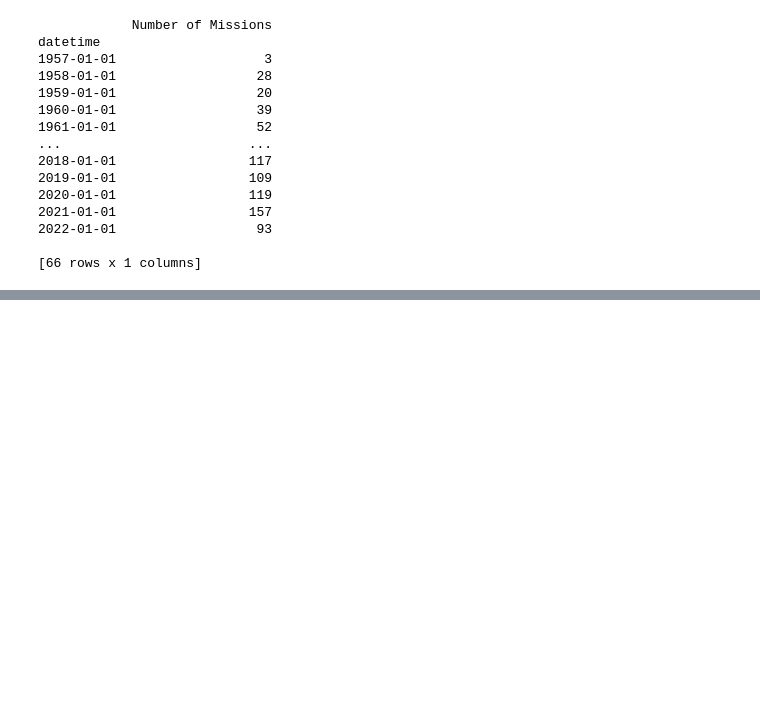
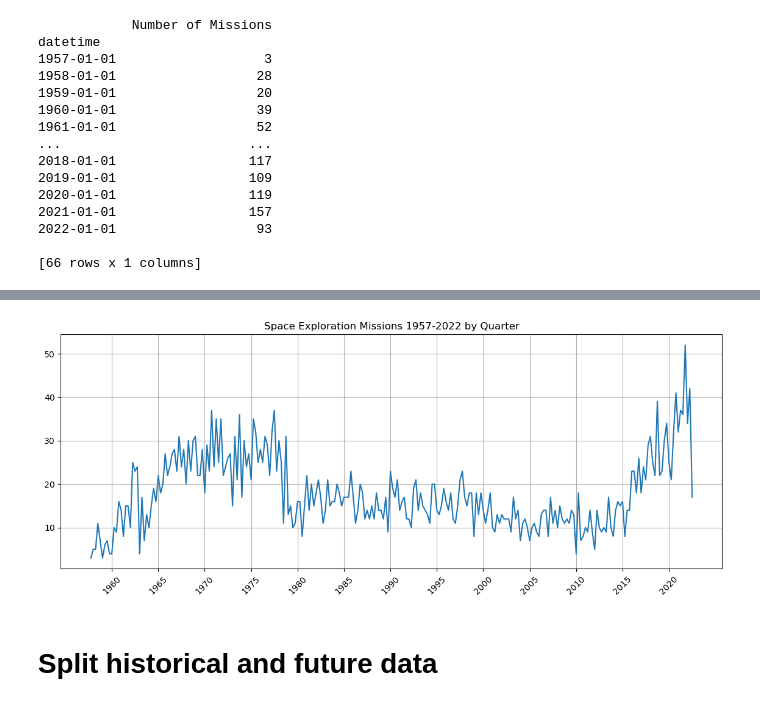
Before and after one commit to elmunoz42/mars-image-dataset-analysis, a Jupyter notebook: space_missions/space-missions-timeseries.ipynb, the cells around one changed output, grey strips where cells are left out. Drawn from its saved outputs; the diff is of its cells as text; code cells hidden in the pictures; blank space fills up the shorter version.

```diff
--- a/space_missions/space-missions-timeseries.ipynb
+++ b/space_missions/space-missions-timeseries.ipynb
@@ -48,0 +120,25 @@ missions_per_year.head()
+# %%
+# Create a figure with the specified size
+plt.figure(figsize=(14, 5))
+
+# Plot the data
+plt.plot(launch_counts_df['LaunchCount'])
+
+# Set the title and grid
+plt.title('Space Exploration Missions 1957-2022 by Quarter')
+plt.grid()
+
+# Set the x-axis ticks to display every 5 years
+years = launch_counts_df.index.year.unique()
+five_years = years[years % 5 == 0]
+plt.xticks([pd.Timestamp(str(year)) for year in five_years], five_years)
+
+# Rotate the x-axis labels for better readability
+plt.xticks(rotation=45)
+
+# Show the plot
+plt.show()
+# %% [output]
+[figure, added]
+# %% [markdown]
+# Split historical and future data
```
Also changed, not shown: parts of 28 cells of this notebook, 3 other files.
